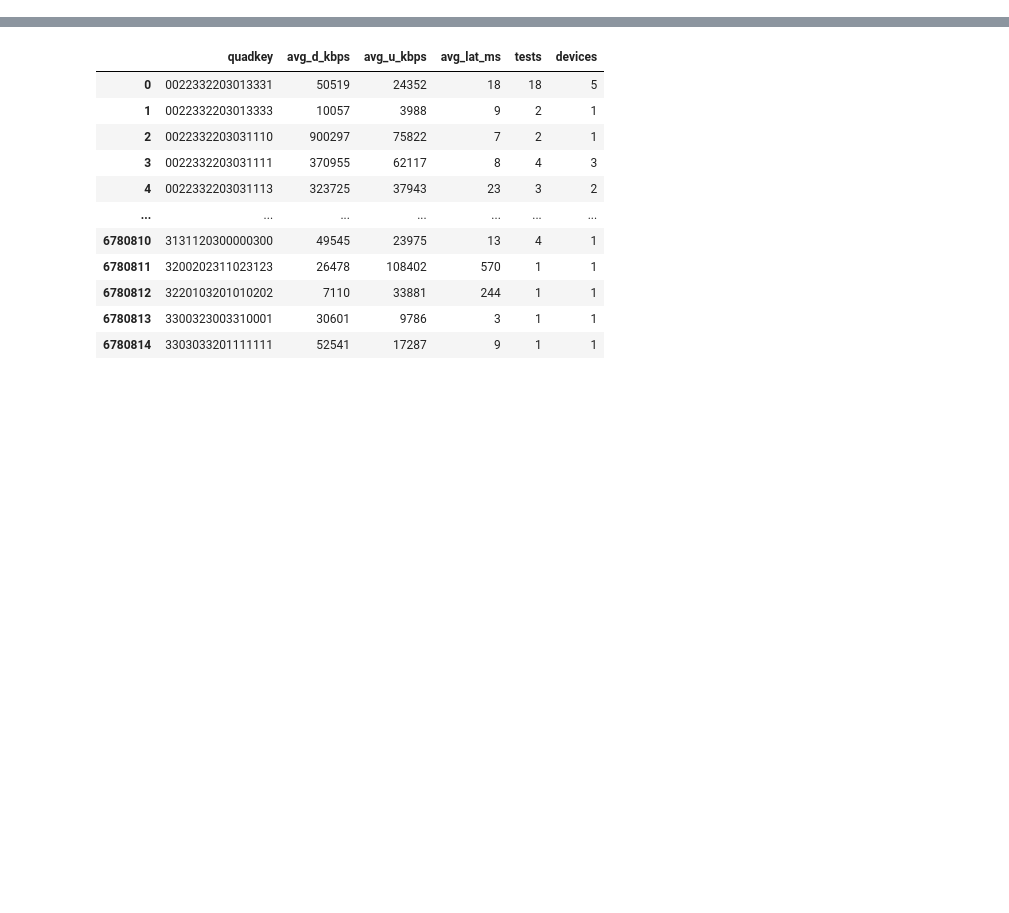
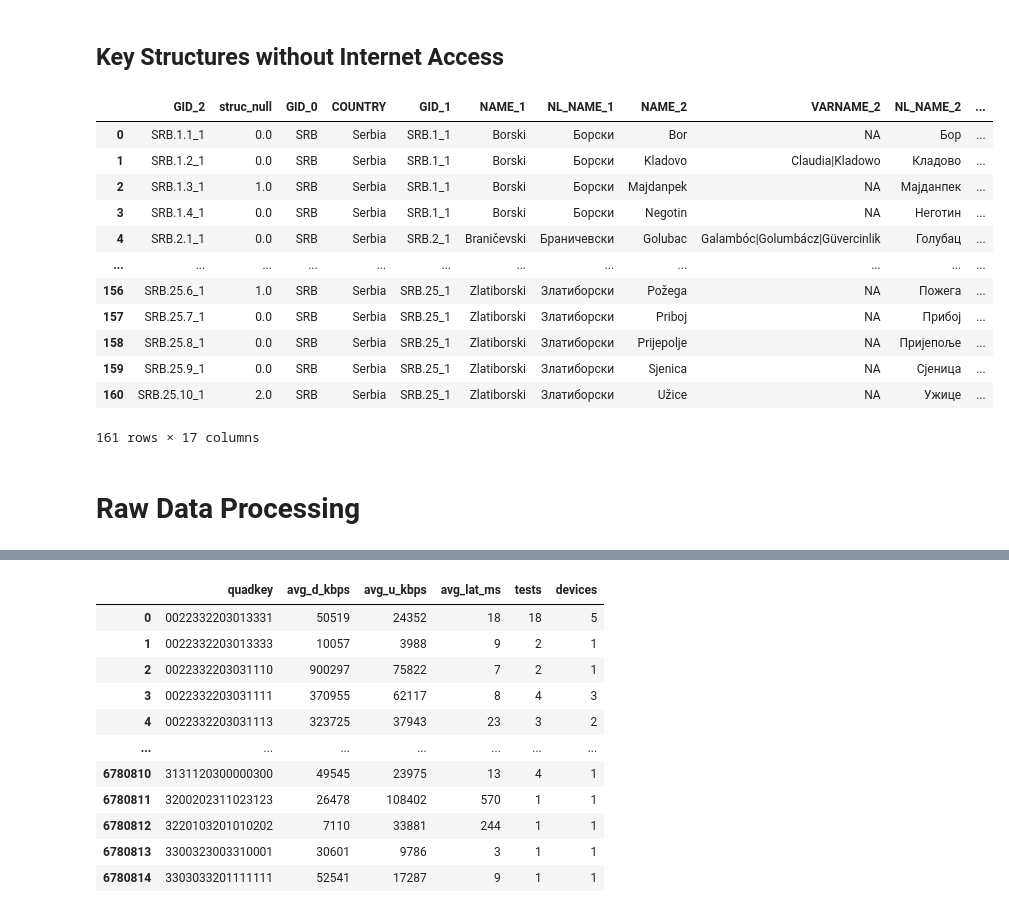
Before and after one commit to sonleh96/wb-gpbp-ldt, a Jupyter notebook: notebooks/cell_tower.ipynb, the cells around one changed output, grey strips where cells are left out. Drawn from its saved outputs; the diff is of its cells as text; code cells hidden in the pictures; blank space fills up the shorter version.

```diff
--- a/notebooks/cell_tower.ipynb
+++ b/notebooks/cell_tower.ipynb
@@ -186,0 +89,3 @@ df = pd.read_parquet('D:\Work\WB\LDT\countries\SRB\\raw_data\internet\\2022-01-0
+# %%
+poly = gpd.read_file('D:\Work\WB\LDT\countries\SRB\shapefiles\gadm41_SRB_2.json')
+poly.head()
@@ -186,0 +99,10 @@ df = pd.read_parquet('D:\Work\WB\LDT\countries\SRB\\raw_data\internet\\2022-01-0
+# %%
+result = query_osm_overpass('Serbia', 'amenity', 'hospital')
+filtered = filter_elements(result)
+out = pd.DataFrame(filtered)
+out.to_csv('D:\Work\WB\LDT\countries\SRB\\raw_data\hospitals.csv', index=False)
+
+result = query_osm_overpass('Serbia', 'amenity', 'school')
+filtered = filter_elements(result)
+out = pd.DataFrame(filtered)
+out.to_csv('D:\Work\WB\LDT\countries\SRB\\raw_data\schools.csv', index=False)
@@ -186,0 +136,10 @@ df = pd.read_parquet('D:\Work\WB\LDT\countries\SRB\\raw_data\internet\\2022-01-0
+# %%
+sv_acc = 'D:\Work\WB\LDT\credentials\wb-ldt-948953b71056.json'
+
+ookla_fixed = pd.read_parquet('gcs://wb-ldt/RS/raw-data/geospatial/internet/2022_combined_fixed.parquet',
+                        storage_options={"token": sv_acc})
+ookla_fixed.quadkey = ookla_fixed.quadkey.astype('str')
+
+ookla_mobile = pd.read_parquet('gcs://wb-ldt/RS/raw-data/geospatial/internet/2022_combined_mobile.parquet',
+                        storage_options={"token": sv_acc})
+ookla_mobile.quadkey = ookla_mobile.quadkey.astype('str')
@@ -186,0 +164,11 @@ df = pd.read_parquet('D:\Work\WB\LDT\countries\SRB\\raw_data\internet\\2022-01-0
+# %%
+assets_merged = gpd.GeoDataFrame(merge_with_connectivity(out, ookla_fixed))
+geometry = gpd.points_from_xy(assets_merged['lon'],
+                              assets_merged['lat'],
+                              crs='EPSG:4326')
+assets_merged = assets_merged.set_geometry(geometry)
+assets_merged = assets_merged.to_crs(poly.crs)
+assets_joined = assets_merged.sjoin(poly[['GID_2', 'geometry']], how='inner')
+
+
+assets_joined.head()
@@ -186,0 +249,29 @@ df = pd.read_parquet('D:\Work\WB\LDT\countries\SRB\\raw_data\internet\\2022-01-0
+# %% [markdown]
+## Key Structures without Internet Access
+# %%
+null = assets_joined[assets_joined['avg_d_kbps'].isnull()].groupby(['GID_2']).agg(struc_null=('name', 'count')).reset_index()
+compare = null.merge(poly, on=['GID_2'], how='right')
+compare['struc_null'] = compare['struc_null'].fillna(0)
+
+nnull = assets_joined[assets_joined['avg_d_kbps'].notnull()].groupby(['GID_2']).agg(struc_tot=('name', 'count')).reset_index()
+compare = compare.merge(nnull, on=['GID_2'], how='left')
+compare['struc_tot'] = compare['struc_tot'].fillna(0)
+compare['null_perc'] = 100* compare['struc_null'] / compare['struc_tot']
+compare['null_perc'] = compare['null_perc'].fillna(0)
+compare
+# %% [output]
+|  | GID_2 | struc_null | GID_0 | COUNTRY | GID_1 | NAME_1 | NL_NAME_1 | NAME_2 | VARNAME_2 | NL_NAME_2 | ... |
+| 0 | SRB.1.1_1 | 0.0 | SRB | Serbia | SRB.1_1 | Borski | Борски | Bor | NA | Бор | ... |
+| 1 | SRB.1.2_1 | 0.0 | SRB | Serbia | SRB.1_1 | Borski | Борски | Kladovo | Claudia|Kladowo | Кладово | ... |
+| 2 | SRB.1.3_1 | 1.0 | SRB | Serbia | SRB.1_1 | Borski | Борски | Majdanpek | NA | Мајданпек | ... |
+| 3 | SRB.1.4_1 | 0.0 | SRB | Serbia | SRB.1_1 | Borski | Борски | Negotin | NA | Неготин | ... |
+| 4 | SRB.2.1_1 | 0.0 | SRB | Serbia | SRB.2_1 | Braničevski | Браничевски | Golubac | Galambóc|Golumbácz|Güvercinlik | Голубац | ... |
+| ... | ... | ... | ... | ... | ... | ... | ... | ... | ... | ... | ... |
+| 156 | SRB.25.6_1 | 1.0 | SRB | Serbia | SRB.25_1 | Zlatiborski | Златиборски | Požega | NA | Пожега | ... |
+| 157 | SRB.25.7_1 | 0.0 | SRB | Serbia | SRB.25_1 | Zlatiborski | Златиборски | Priboj | NA | Прибој | ... |
+| 158 | SRB.25.8_1 | 0.0 | SRB | Serbia | SRB.25_1 | Zlatiborski | Златиборски | Prijepolje | NA | Пријепоље | ... |
+| 159 | SRB.25.9_1 | 0.0 | SRB | Serbia | SRB.25_1 | Zlatiborski | Златиборски | Sjenica | NA | Сјеница | ... |
+| 160 | SRB.25.10_1 | 2.0 | SRB | Serbia | SRB.25_1 | Zlatiborski | Златиборски | Užice | NA | Ужице | ... |
+161 rows × 17 columns
+# %% [markdown]
+# Raw Data Processing
```
Also changed, not shown: parts of 38 cells of this notebook, 2 other files.
